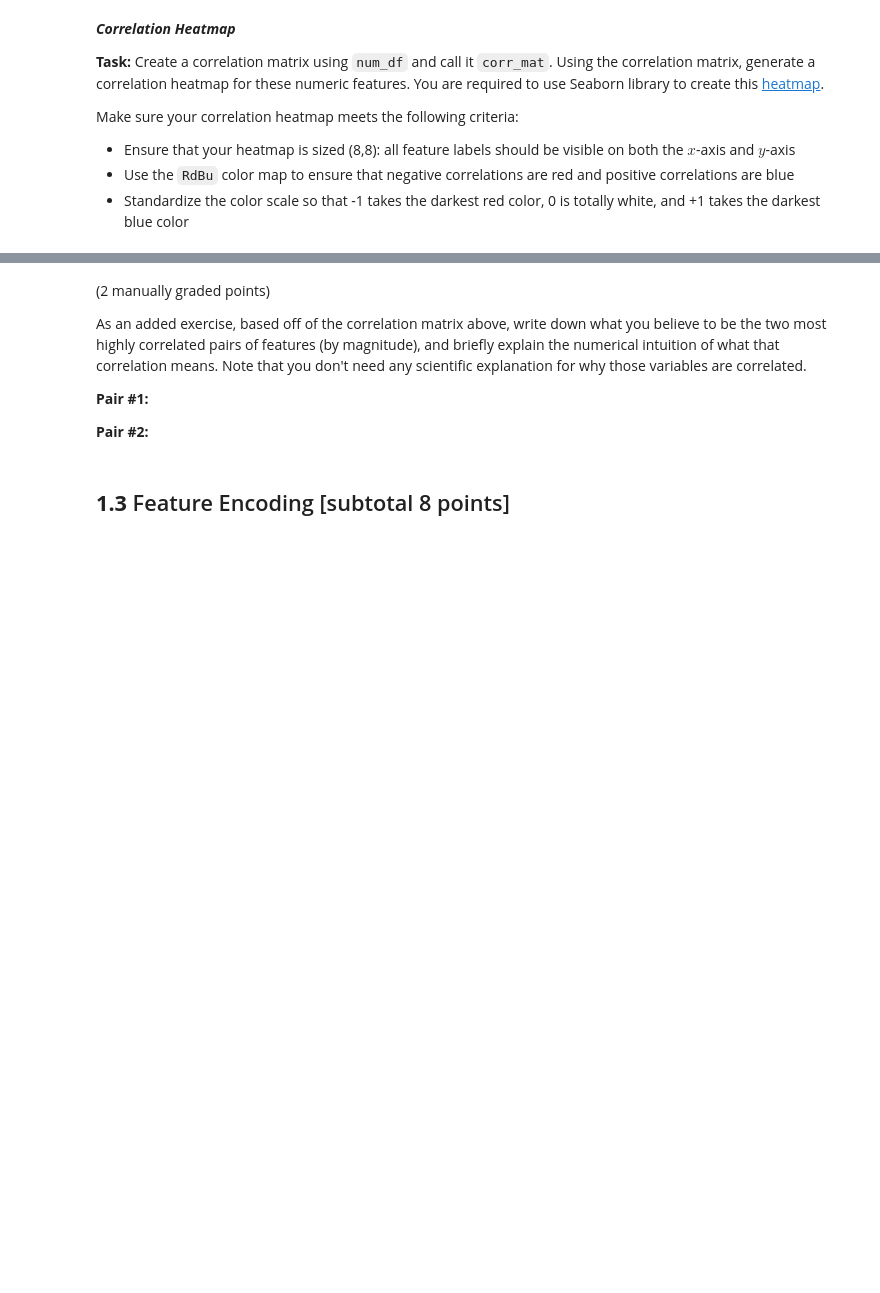
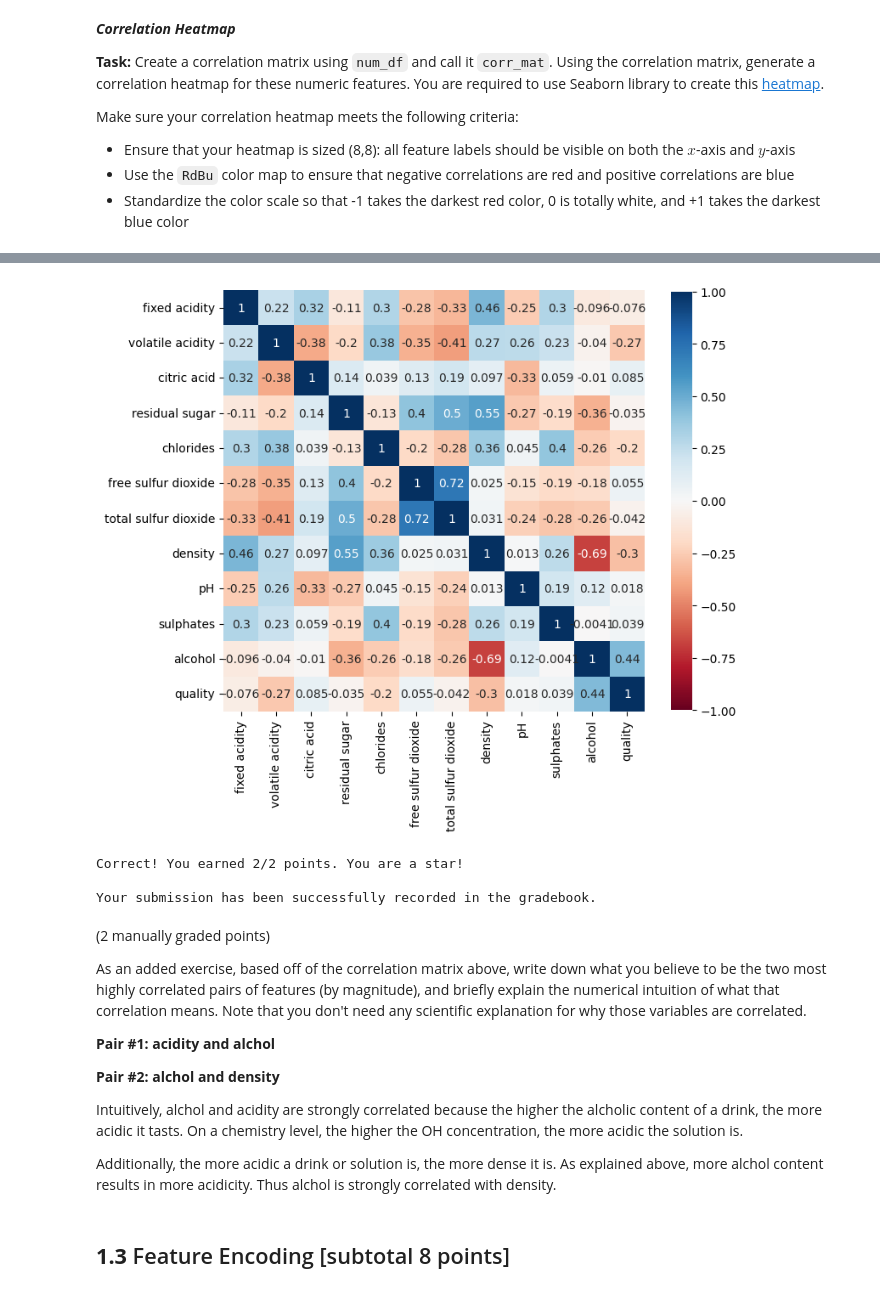
Before and after one commit to YanfuOu/CIS545, a Jupyter notebook: Yanfu_F24_HW4_Student_Version.ipynb, the cells around one changed output, grey strips where cells are left out. Cells and saved outputs as stored; diff of their text form; code cells hidden in the pictures; blank space fills up the shorter version.

```diff
--- a/Yanfu_F24_HW4_Student_Version.ipynb
+++ b/Yanfu_F24_HW4_Student_Version.ipynb
@@ -390,7 +340,7 @@ With multiple features, it can be somewhat exhausting to do bivariate analysis o
 Before finding our correlation matrix, we should filter out categorical features. Although quality is technically a categorical feature, we'll keep that column for now (and encode it later down the line). Drop any other categorical features and save this new dataframe into `num_df`.
 # %%
 # TODO: Create a dataframe of all numerical features
-num_df =
+num_df = wine_quality_df.select_dtypes(include = ['float64', 'int64'])
 # %% [markdown]
 _**Correlation Heatmap**_
 
@@ -405,14 +369,37 @@ Make sure your correlation heatmap meets the following criteria:
+# %%
+# TODO: Plot correlation heatmap (2 Manually Graded Points + 2 autograded points)
+corr_mat = num_df.corr()
+fig = plt.figure(figsize=(8,8))
+sns.heatmap(corr_mat,
+            annot=True,  # Display the correlation values on the heatmap
+            cmap="RdBu",  # Red-Blue color map for negative/positive correlations
+            vmin=-1, vmax=1,  # Standardize the color scale
+            center=0,  # Center the color scale at 0
+            square=True,  # Keep the heatmap square
+            cbar_kws={"shrink": 0.8})  # Adjust the color bar size
+
+plt.show()
+# %% [output]
+[figure, added]
 # %%
 #Grader Cell (2 points)
 grader.grade(test_case_id = 'wine_feature_correlation', answer = corr_mat)
+# %% [output]
+Correct! You earned 2/2 points. You are a star!
+
+Your submission has been successfully recorded in the gradebook.
 # %% [markdown]
 (2 manually graded points)
 
 As an added exercise, based off of the correlation matrix above, write down what you believe to be the two most highly correlated pairs of features (by magnitude), and briefly explain the numerical intuition of what that correlation means. Note that you don't need any scientific explanation for why those variables are correlated.
 
-**Pair #1:**
+**Pair #1: acidity and alchol**
 
-**Pair #2:**
+**Pair #2: alchol and density**
+
+Intuitively, alchol and acidity are strongly correlated because the higher the alcholic content of a drink, the more acidic it tasts. On a chemistry level, the higher the OH concentration, the more acidic the solution is.
+
+Additionally, the more acidic a drink or solution is, the more dense it is. As explained above, more alchol content results in more acidicity. Thus alchol is strongly correlated with density.
 # %% [markdown]
 ## **1.3** Feature Encoding [subtotal 8 points]
 # %% [markdown]
```
Also changed, not shown: parts of 17 cells of this notebook.
